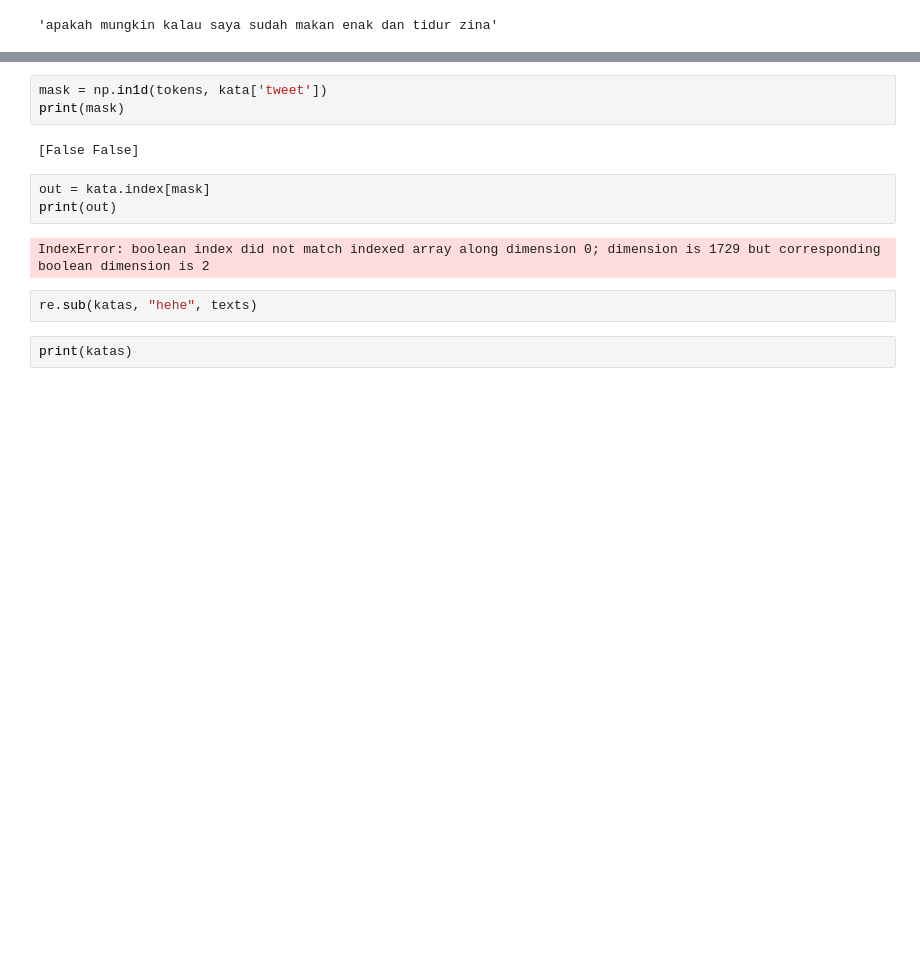
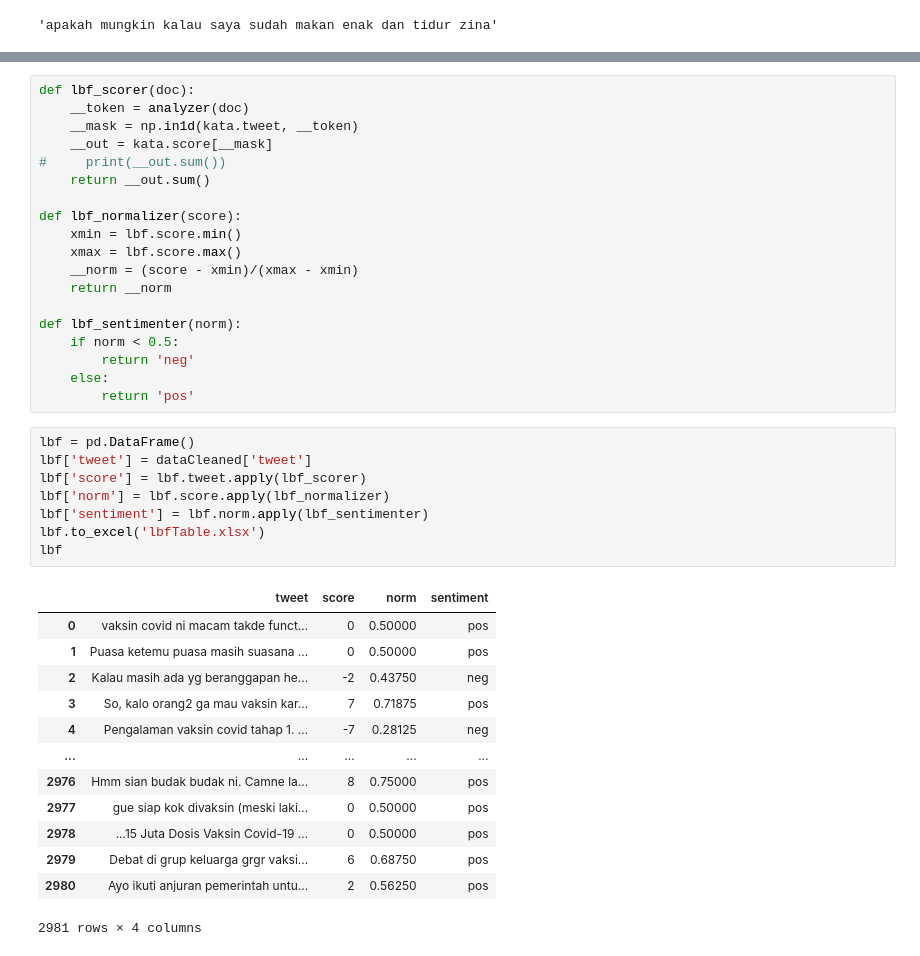
Before and after one commit to ilpez/twitter-sentiment-analysis, a Jupyter notebook: Sentiment Converter.ipynb, the cells around one changed output, grey strips where cells are left out. Drawn from its saved outputs; the diff is of its cells as text; blank space fills up the shorter version.

```diff
--- a/Sentiment Converter.ipynb
+++ b/Sentiment Converter.ipynb
@@ -625,14 +568,41 @@ print(kata)
-# %%
-mask = np.in1d(tokens, kata['tweet'])
-print(mask)
-# %% [output]
-[False False]
-# %%
-out = kata.index[mask]
-print(out)
-# %% [output]
-IndexError: boolean index did not match indexed array along dimension 0; dimension is 1729 but corresponding boolean dimension is 2
-# %%
-re.sub(katas, "hehe", texts)
-# %%
-print(katas)
+# %%
+def lbf_scorer(doc):
+    __token = analyzer(doc)
+    __mask = np.in1d(kata.tweet, __token)
+    __out = kata.score[__mask]
+#     print(__out.sum())
+    return __out.sum()
+
+def lbf_normalizer(score):
+    xmin = lbf.score.min()
+    xmax = lbf.score.max()
+    __norm = (score - xmin)/(xmax - xmin)
+    return __norm
+
+def lbf_sentimenter(norm):
+    if norm < 0.5:
+        return 'neg'
+    else:
+        return 'pos'
+# %%
+lbf = pd.DataFrame()
+lbf['tweet'] = dataCleaned['tweet']
+lbf['score'] = lbf.tweet.apply(lbf_scorer)
+lbf['norm'] = lbf.score.apply(lbf_normalizer)
+lbf['sentiment'] = lbf.norm.apply(lbf_sentimenter)
+lbf.to_excel('lbfTable.xlsx')
+lbf
+# %% [output]
+|  | tweet | score | norm | sentiment |
+| 0 | vaksin covid ni macam takde funct... | 0 | 0.50000 | pos |
+| 1 | Puasa ketemu puasa masih suasana ... | 0 | 0.50000 | pos |
+| 2 | Kalau masih ada yg beranggapan he... | -2 | 0.43750 | neg |
+| 3 | So, kalo orang2 ga mau vaksin kar... | 7 | 0.71875 | pos |
+| 4 | Pengalaman vaksin covid tahap 1. ... | -7 | 0.28125 | neg |
+| ... | ... | ... | ... | ... |
+| 2976 | Hmm sian budak budak ni. Camne la... | 8 | 0.75000 | pos |
+| 2977 | gue siap kok divaksin (meski laki... | 0 | 0.50000 | pos |
+| 2978 | ...15 Juta Dosis Vaksin Covid-19 ... | 0 | 0.50000 | pos |
+| 2979 | Debat di grup keluarga grgr vaksi... | 6 | 0.68750 | pos |
+| 2980 | Ayo ikuti anjuran pemerintah untu... | 2 | 0.56250 | pos |
+2981 rows × 4 columns
```
Also changed, not shown: parts of 13 cells of this notebook, 3 other files.
